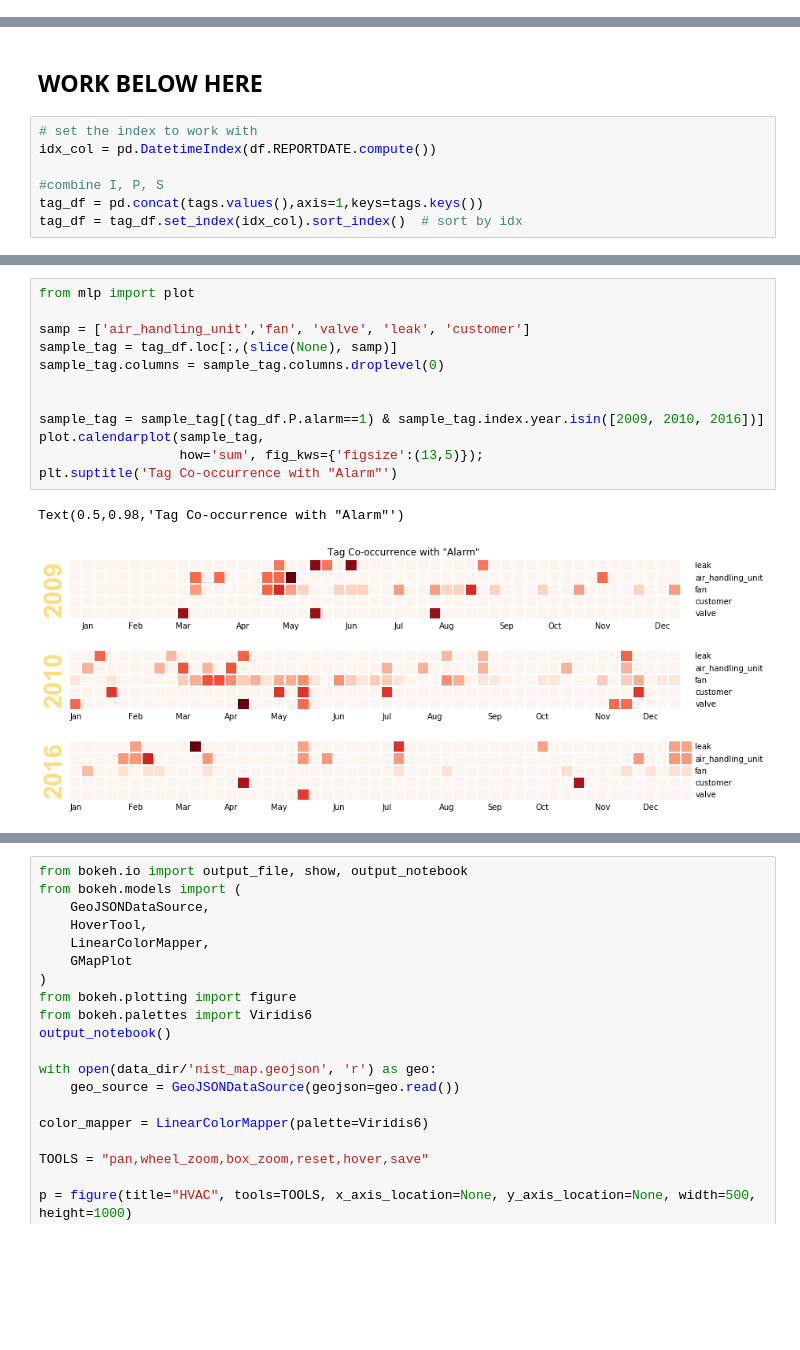
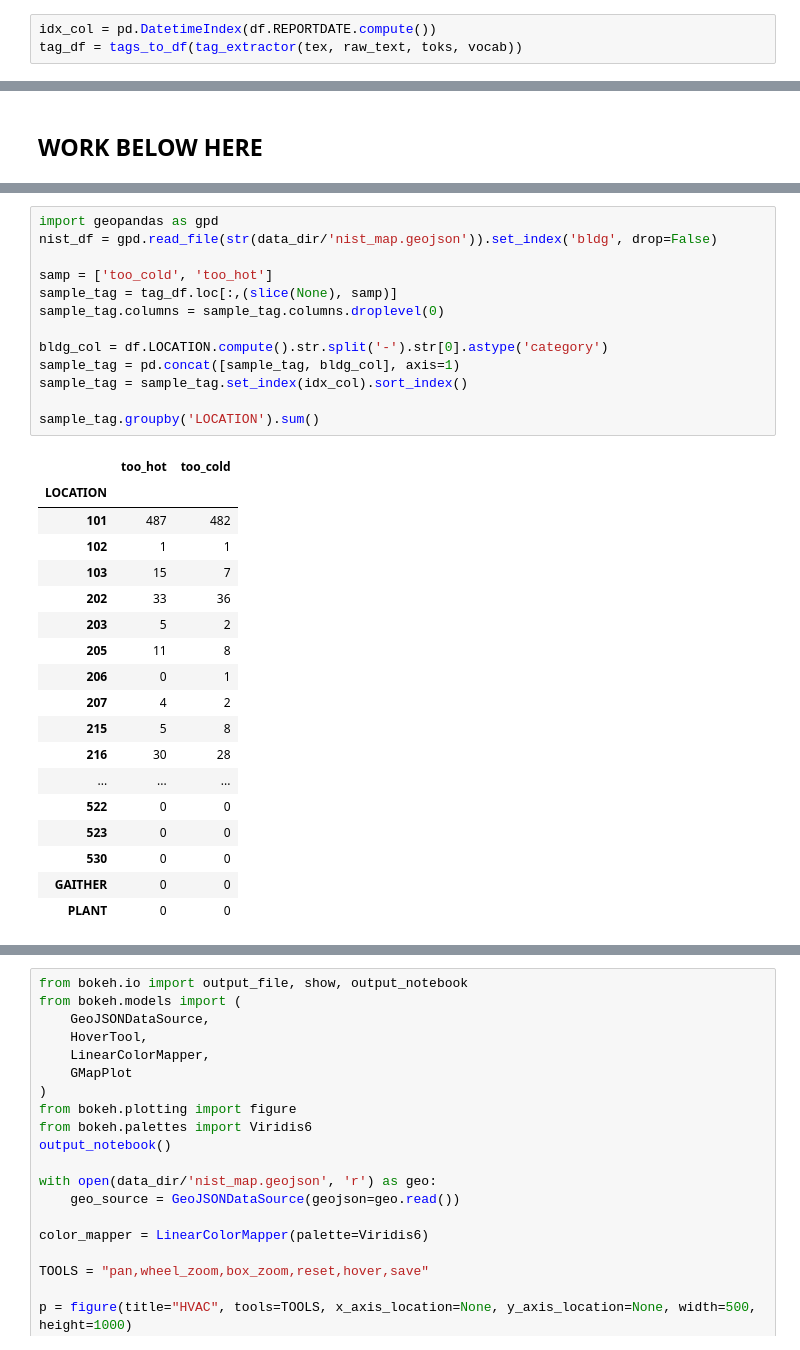
Before and after one commit to usnistgov/nestor, a Jupyter notebook: docs/case_studies/hvac_case_study.ipynb, the cells around one changed output, grey strips where cells are left out. Drawn from its saved outputs; the diff is of its cells as text; blank space fills up the shorter version.

```diff
--- a/docs/case_studies/hvac_case_study.ipynb
+++ b/docs/case_studies/hvac_case_study.ipynb
@@ -166,3 +121,6 @@ If you're reading this message in another frontend (for example, a static render
+# %%
+idx_col = pd.DatetimeIndex(df.REPORTDATE.compute())
+tag_df = tags_to_df(tag_extractor(tex, raw_text, toks, vocab))
 # %%
 # tag-complete work-orders?
 wo_tot = len(df)
@@ -180,10 +138,3 @@ Tag empty: 32
 0.19%
 # %% [markdown]
 ## WORK BELOW HERE
-# %%
-# set the index to work with
-idx_col = pd.DatetimeIndex(df.REPORTDATE.compute())
-
-#combine I, P, S
-tag_df = pd.concat(tags.values(),axis=1,keys=tags.keys())
-tag_df = tag_df.set_index(idx_col).sort_index()  # sort by idx
@@ -215,18 +185,35 @@ print(sample_tag.columns)
 # %% [output]
 Index(['too_hot', 'too_cold'], dtype='object')
 [figure]
-# %%
-from mlp import plot
-
-samp = ['air_handling_unit','fan', 'valve', 'leak', 'customer']
-sample_tag = tag_df.loc[:,(slice(None), samp)]
-sample_tag.columns = sample_tag.columns.droplevel(0)
-
-
-sample_tag = sample_tag[(tag_df.P.alarm==1) & sample_tag.index.year.isin([2009, 2010, 2016])]
-plot.calendarplot(sample_tag,
-                  how='sum', fig_kws={'figsize':(13,5)});
-plt.suptitle('Tag Co-occurrence with "Alarm"')
-# %% [output]
-Text(0.5,0.98,'Tag Co-occurrence with "Alarm"')
-[figure, removed]
+# %%
+import geopandas as gpd
+nist_df = gpd.read_file(str(data_dir/'nist_map.geojson')).set_index('bldg', drop=False)
+
+samp = ['too_cold', 'too_hot']
+sample_tag = tag_df.loc[:,(slice(None), samp)]
+sample_tag.columns = sample_tag.columns.droplevel(0)
+
+bldg_col = df.LOCATION.compute().str.split('-').str[0].astype('category')
+sample_tag = pd.concat([sample_tag, bldg_col], axis=1)
+sample_tag = sample_tag.set_index(idx_col).sort_index()
+
+sample_tag.groupby('LOCATION').sum()
+# %% [output]
+|  | too_hot | too_cold |
+| LOCATION |  |  |
+| 101 | 487 | 482 |
+| 102 | 1 | 1 |
+| 103 | 15 | 7 |
+| 202 | 33 | 36 |
+| 203 | 5 | 2 |
+| 205 | 11 | 8 |
+| 206 | 0 | 1 |
+| 207 | 4 | 2 |
+| 215 | 5 | 8 |
+| 216 | 30 | 28 |
+| ... | ... | ... |
+| 522 | 0 | 0 |
+| 523 | 0 | 0 |
+| 530 | 0 | 0 |
+| GAITHER | 0 | 0 |
+| PLANT | 0 | 0 |
```
Also changed, not shown: parts of 8 cells of this notebook, 1 other file.
